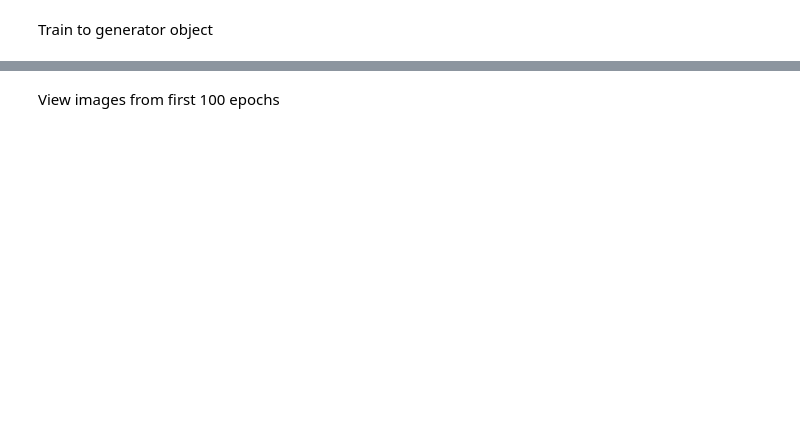
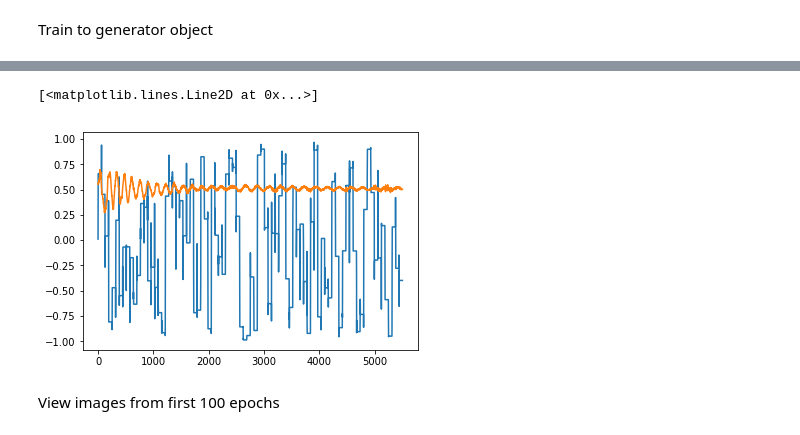
Before and after one commit to harryahlas/GAN-tests, a Jupyter notebook: DrumDenoiserGAN.ipynb, the cells around one changed output, grey strips where cells are left out. Saved outputs shown, nothing was run; the diff lists cells and outputs as text; code cells hidden in the pictures; blank space fills up the shorter version.

```diff
--- a/DrumDenoiserGAN.ipynb
+++ b/DrumDenoiserGAN.ipynb
@@ -596,3 +614,15 @@ for epoch in range(epochs):
+# %%
+#generator.predict(x_train_noisy[0])
+
+#plt.plot(x_train_noisy[0].reshape(1,sample_length))
+
+#xxx = generator.predict(x_train_noisy[0].reshape(sample_length,1))
+xxx = generator.predict(x_train_noisy[0].reshape(1,sample_length))
+plt.plot(xxx.reshape(sample_length)[1:5500])
+plt.plot(x_train_noisy[0][1:5500])
+# %% [output]
+[<matplotlib.lines.Line2D at 0x...>]
+[figure, added]
 # %% [markdown]
 View images from first 100 epochs
 # %%
```
Also changed, not shown: parts of 10 cells of this notebook.
